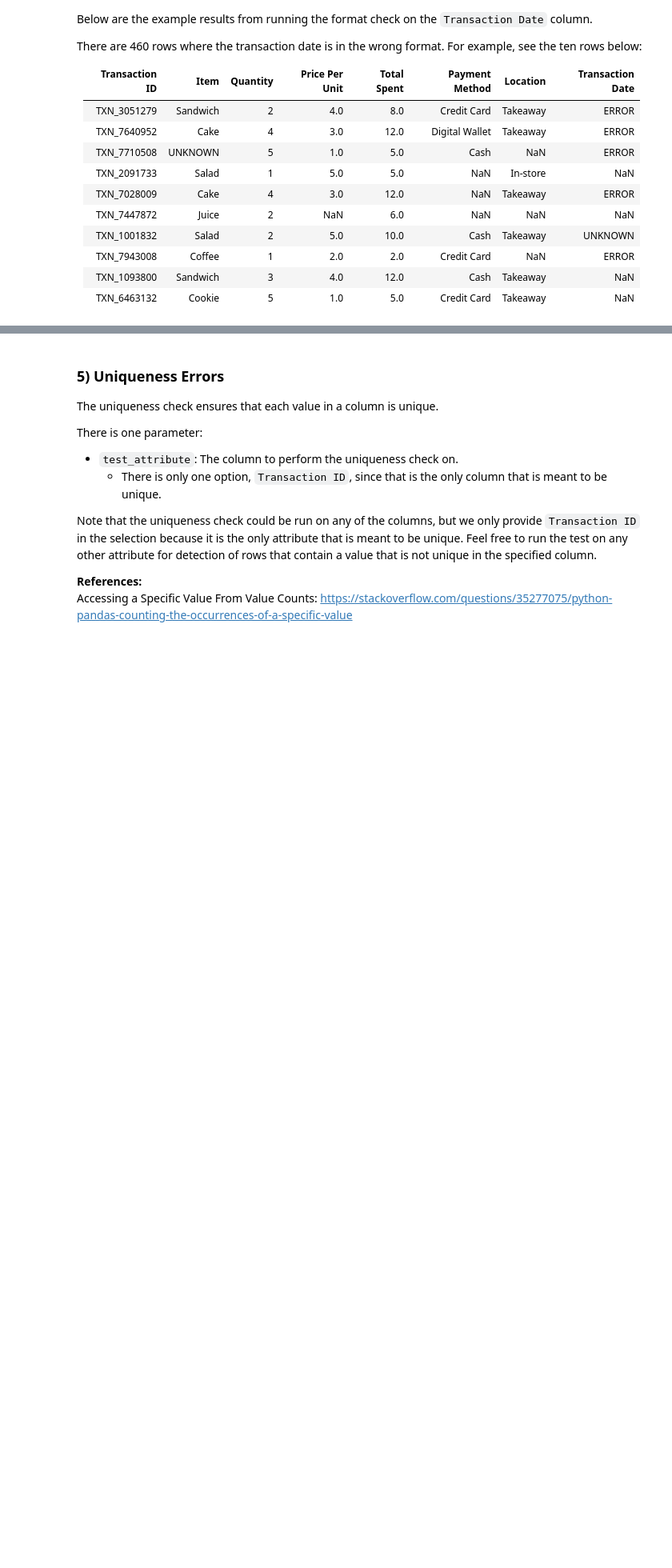
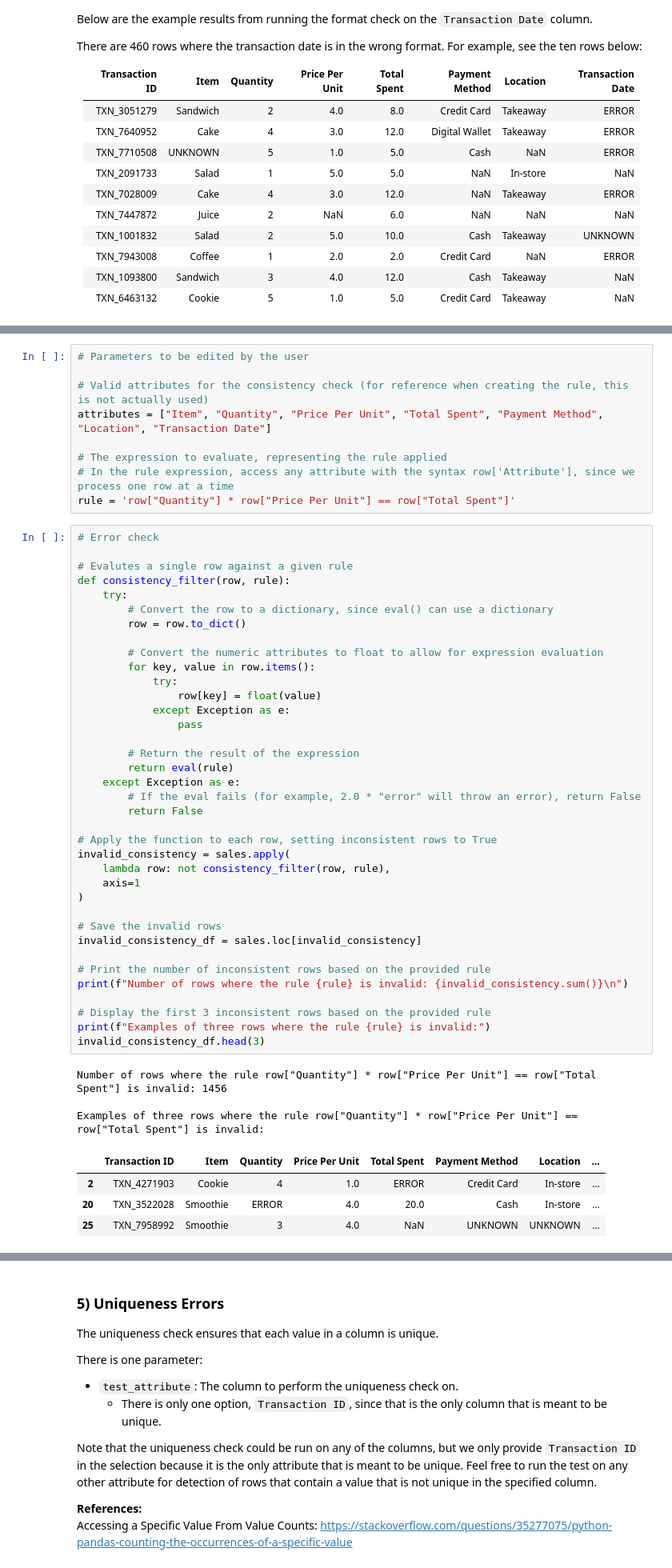
Before and after one commit to Natasa127/CSI4142-A2, a Jupyter notebook: Validity.ipynb, the cells around one changed output, grey strips where cells are left out. Shown: that part at 80% size. Cells and saved outputs as stored; diff of their text form; blank space fills up the shorter version.

Commit message:
Consistency Check

```diff
--- a/Validity.ipynb
+++ b/Validity.ipynb
@@ -266,0 +286,54 @@ There are 460 rows where the transaction date is in the wrong format. For exampl
+# %%
+# Parameters to be edited by the user
+
+# Valid attributes for the consistency check (for reference when creating the rule, this is not actually used)
+attributes = ["Item", "Quantity", "Price Per Unit", "Total Spent", "Payment Method", "Location", "Transaction Date"]
+
+# The expression to evaluate, representing the rule applied
+# In the rule expression, access any attribute with the syntax row['Attribute'], since we process one row at a time
+rule = 'row["Quantity"] * row["Price Per Unit"] == row["Total Spent"]'
+# %%
+# Error check
+
+# Evalutes a single row against a given rule
+def consistency_filter(row, rule):
+    try:
+        # Convert the row to a dictionary, since eval() can use a dictionary
+        row = row.to_dict()
+
+        # Convert the numeric attributes to float to allow for expression evaluation
+        for key, value in row.items():
+            try:
+                row[key] = float(value)
+            except Exception as e:
+                pass
+
+        # Return the result of the expression
+        return eval(rule)
+    except Exception as e:
+        # If the eval fails (for example, 2.0 * "error" will throw an error), return False
+        return False
+
+# Apply the function to each row, setting inconsistent rows to True
+invalid_consistency = sales.apply(
+    lambda row: not consistency_filter(row, rule),
+    axis=1
+)
+
+# Save the invalid rows
+invalid_consistency_df = sales.loc[invalid_consistency]
+
+# Print the number of inconsistent rows based on the provided rule
+print(f"Number of rows where the rule {rule} is invalid: {invalid_consistency.sum()}\n")
+
+# Display the first 3 inconsistent rows based on the provided rule
+print(f"Examples of three rows where the rule {rule} is invalid:")
+invalid_consistency_df.head(3)
+# %% [output]
+Number of rows where the rule row["Quantity"] * row["Price Per Unit"] == row["Total Spent"] is invalid: 1456
+
+Examples of three rows where the rule row["Quantity"] * row["Price Per Unit"] == row["Total Spent"] is invalid:
+|  | Transaction ID | Item | Quantity | Price Per Unit | Total Spent | Payment Method | Location | ... |
+| 2 | TXN_4271903 | Cookie | 4 | 1.0 | ERROR | Credit Card | In-store | ... |
+| 20 | TXN_3522028 | Smoothie | ERROR | 4.0 | 20.0 | Cash | In-store | ... |
+| 25 | TXN_7958992 | Smoothie | 3 | 4.0 | NaN | UNKNOWN | UNKNOWN | ... |
```
Also changed, not shown: parts of 5 cells of this notebook.
